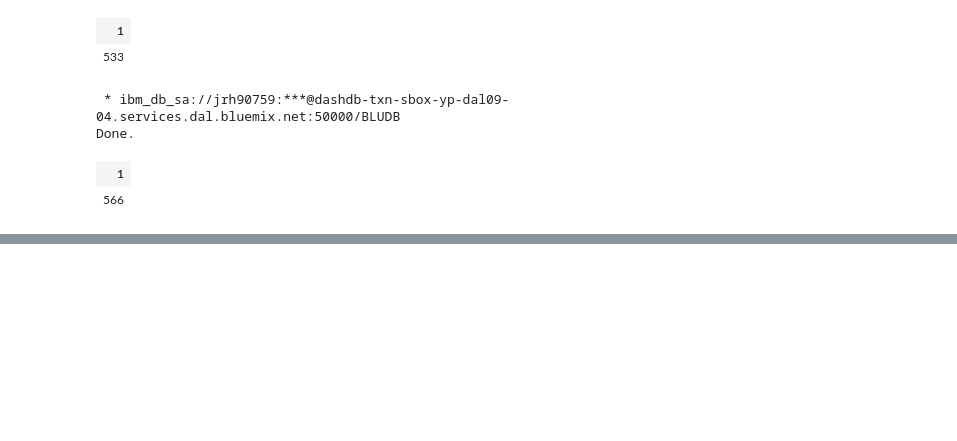
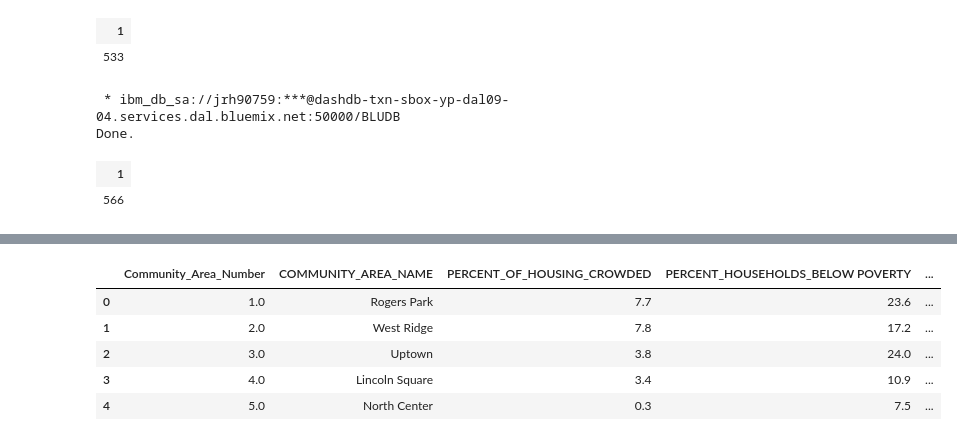
Before and after one commit to willsonluo/DataStatistic, a Jupyter notebook: DB2 import and query/SQLStudyNotebook_v1.ipynb, the cells around one changed output, grey strips where cells are left out. Drawn from its saved outputs; the diff is of its cells as text; code cells hidden in the pictures; blank space fills up the shorter version.

```diff
--- a/DB2 import and query/SQLStudyNotebook_v1.ipynb
+++ b/DB2 import and query/SQLStudyNotebook_v1.ipynb
@@ -33,9 +66,8 @@ Connected!
 # %%
 import pandas as pd
 from sqlalchemy import create_engine
-sql_conn = create_engine("ibm_db_sa://jrh90759:nsrk9bh3dbtms%40ll@dashdb-txn-sbox-yp-dal09-04.services.dal.bluemix.net:50000/BLUDB")
-
-df1 = pd.read_csv("Census_Data_-_Selected_socioeconomic_indicators_in_Chicago__2008___2012.csv")
+sql_conn = create_engine("ibm_db_sa://tfc63639:bt92%2B2dj9cdmrphw@dashdb-txn-sbox-yp-dal09-04.services.dal.bluemix.net:50000/BLUDB")
+df1 = pd.read_csv("Census_Data_-_Selected_socioeconomic_indicators_in_Chicago__2008___2012.csv",header = 0 )
 df1.head()
 df1.to_sql('census_data',con=sql_conn,if_exists='replace',index=False)
 # %%
@@ -78,0 +113,9 @@ Done.
+# %%
+df1.head()
+# %% [output]
+|  | Community_Area_Number | COMMUNITY_AREA_NAME | PERCENT_OF_HOUSING_CROWDED | PERCENT_HOUSEHOLDS_BELOW POVERTY | ... |
+| 0 | 1.0 | Rogers Park | 7.7 | 23.6 | ... |
+| 1 | 2.0 | West Ridge | 7.8 | 17.2 | ... |
+| 2 | 3.0 | Uptown | 3.8 | 24.0 | ... |
+| 3 | 4.0 | Lincoln Square | 3.4 | 10.9 | ... |
+| 4 | 5.0 | North Center | 0.3 | 7.5 | ... |
```
Also changed, not shown: parts of 15 cells of this notebook, 6 other files.
